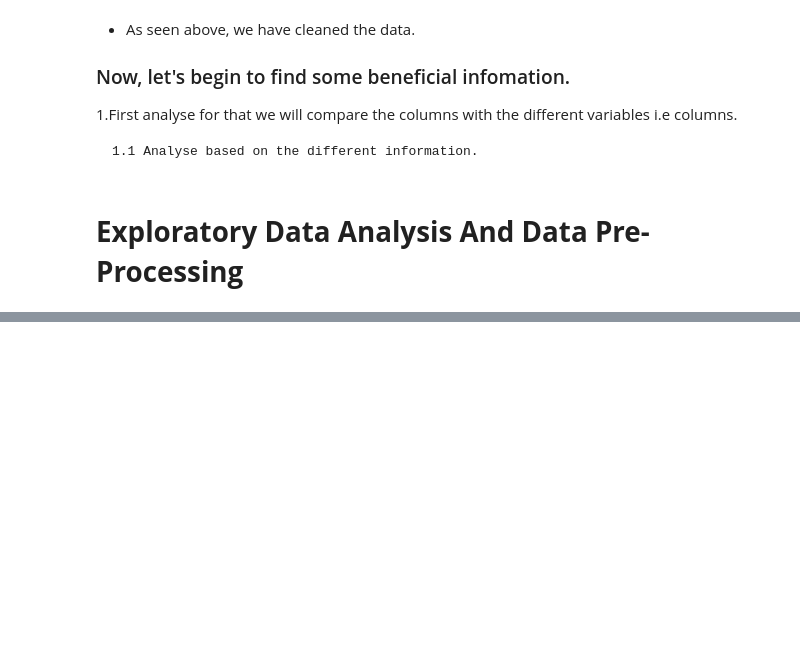
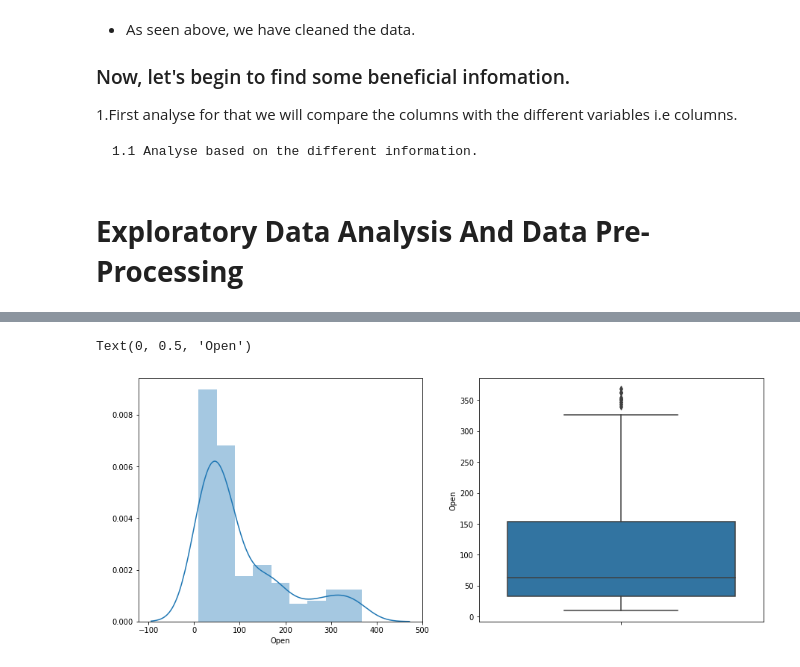
Before and after one commit to Ramanmagar/Yes-Bank-Stock-Closing-Price-Prediction, a Jupyter notebook: Yes_Bank_Stock_Closing_Price_Prediction_Capstone_Project.ipynb, the cells around one changed output, grey strips where cells are left out. Cells and saved outputs as stored; diff of their text form; code cells hidden in the pictures; blank space fills up the shorter version.

```diff
--- a/Yes_Bank_Stock_Closing_Price_Prediction_Capstone_Project.ipynb
+++ b/Yes_Bank_Stock_Closing_Price_Prediction_Capstone_Project.ipynb
@@ -161,0 +210,15 @@ dtype: int64
+# %%
+#plots for dependent variable
+plt.figure(figsize=(15,6))
+plt.subplot(1, 2, 1)
+fig = sns.distplot(df1['Close'].dropna())
+fig.set_ylabel(' ')
+fig.set_xlabel(var)
+
+plt.subplot(1, 2, 2)
+fig = sns.boxplot(y=df1['Close'])
+fig.set_title('')
+fig.set_ylabel(var)
+# %% [output]
+Text(0, 0.5, 'Open')
+[figure, added]
```
Also changed, not shown: parts of 26 cells of this notebook.
